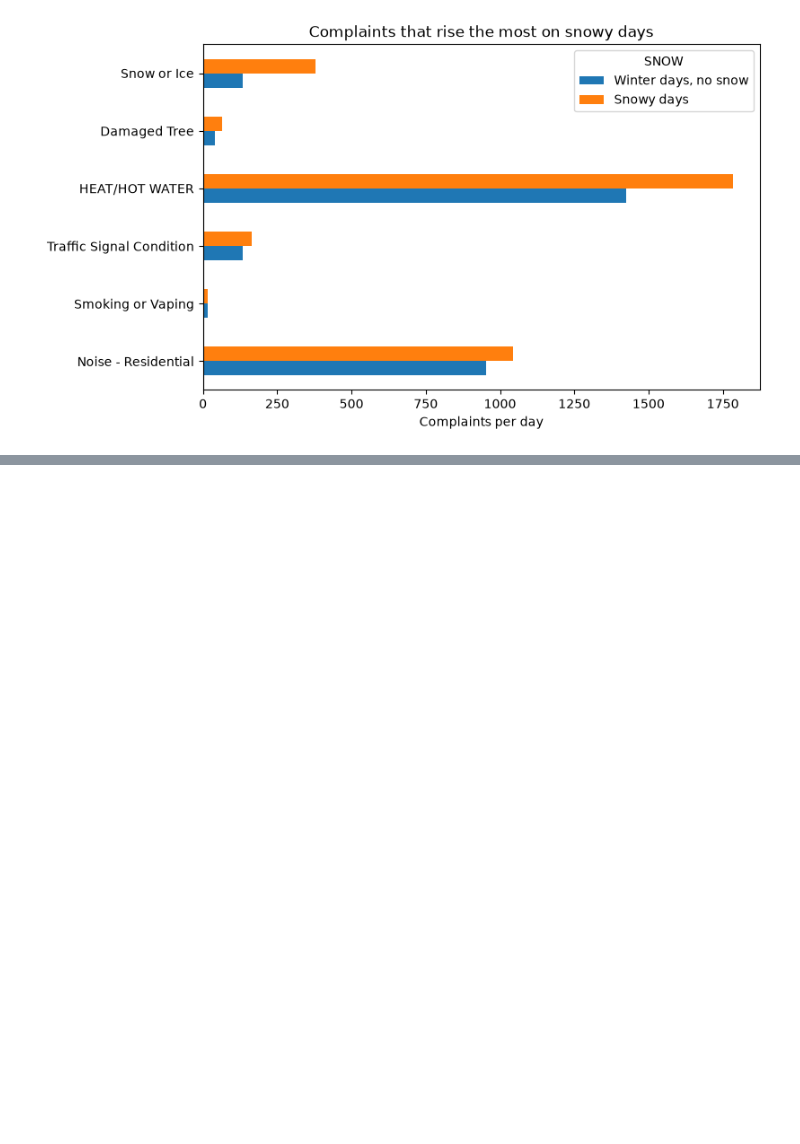
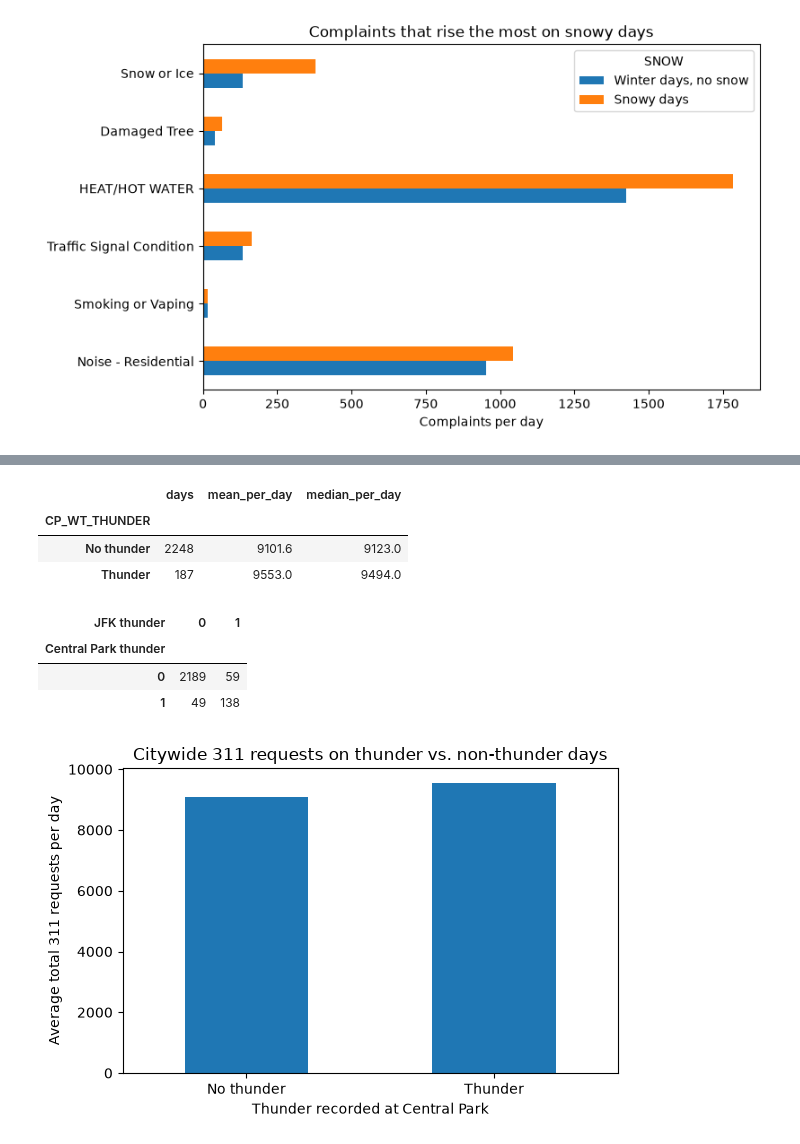
Before and after one commit to Tavnik-7-8-22/INFO2950-Project, a Jupyter notebook: nyc_311_weather_analysis.ipynb, the cells around one changed output, grey strips where cells are left out. Cells and saved outputs as stored; diff of their text form; code cells hidden in the pictures; blank space fills up the shorter version.

```diff
--- a/HandwrittenExploration.ipynb
+++ b/nyc_311_weather_analysis.ipynb
@@ -1668,0 +1830,30 @@ Snow.loc[(Snow["Snowy days"] / Snow["Winter days, no snow"]).nlargest(6).index[:
+# %%
+# Summarize citywide request counts on days with and without thunder at Central Park.
+ThunderSummary = (AllDays.groupby("CP_WT_THUNDER")["REQUESTS"]
+                  .agg(days="count", mean_per_day="mean", median_per_day="median")
+                  .reindex([0, 1])
+                  .rename(index={0: "No thunder", 1: "Thunder"})
+                  .round(1))
+display(ThunderSummary)
+
+# Compare thunder indicators across the two stations (number of days in each combination).
+display(pd.crosstab(AllDays["CP_WT_THUNDER"], AllDays["JFK_WT_THUNDER"],
+                    rownames=["Central Park thunder"], colnames=["JFK thunder"]))
+
+ThunderSummary["mean_per_day"].dropna().plot.bar(
+    figsize=(6, 4), rot=0, xlabel="Thunder recorded at Central Park",
+    ylabel="Average total 311 requests per day",
+    title="Citywide 311 requests on thunder vs. non-thunder days"
+)
+plt.tight_layout()
+plt.show()
+# %% [output]
+|  | days | mean_per_day | median_per_day |
+| CP_WT_THUNDER |  |  |  |
+| No thunder | 2248 | 9101.6 | 9123.0 |
+| Thunder | 187 | 9553.0 | 9494.0 |
+| JFK thunder | 0 | 1 |
+| Central Park thunder |  |  |
+| 0 | 2189 | 59 |
+| 1 | 49 | 138 |
+[figure, added]
```
Also changed, not shown: parts of 33 cells of this notebook, 3 other files.
